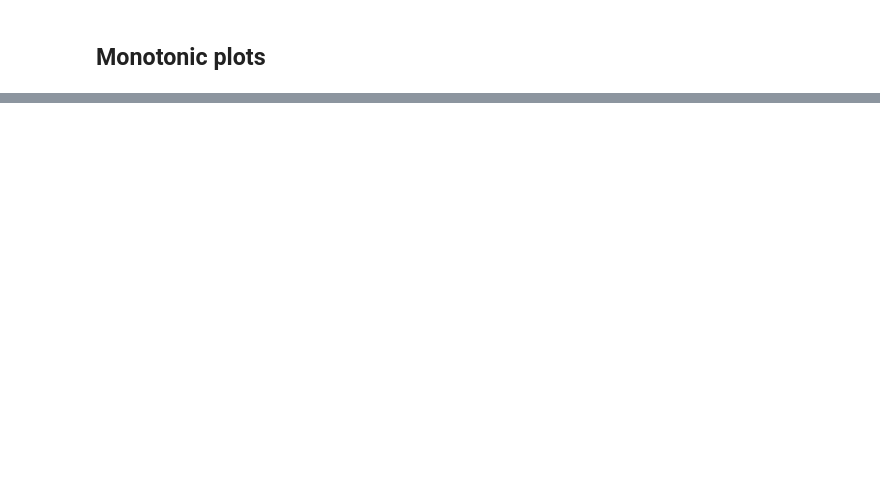
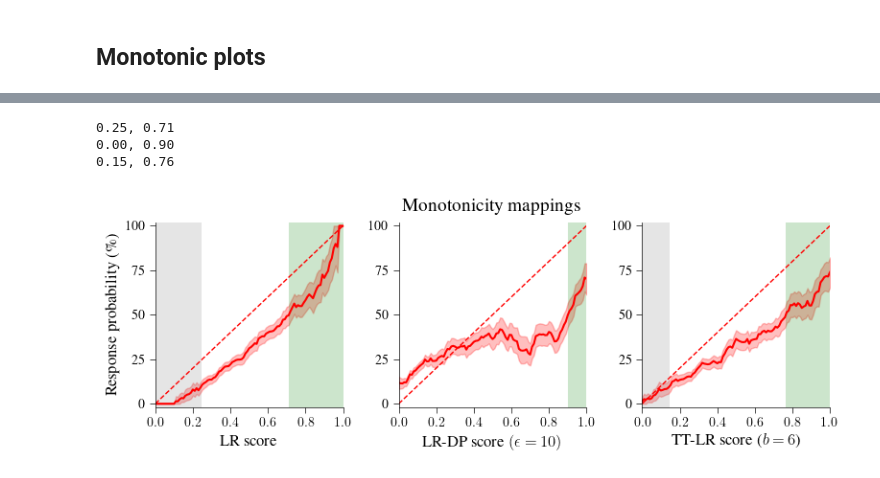
Before and after one commit to joserapa98/tns4loris, a Jupyter notebook: interpretability/interpretability.ipynb, the cells around one changed output, grey strips where cells are left out. Saved outputs shown, nothing was run; the diff lists cells and outputs as text; code cells hidden in the pictures; blank space fills up the shorter version.

```diff
--- a/interpretability/interpretability.ipynb
+++ b/interpretability/interpretability.ipynb
@@ -366,6 +423,10 @@ def lr_van_model(data):
 
 def lr_avg_model(data):
     result = torch.from_numpy(loris_avg.predict_proba(data)).float()
+    return result
+
+def lr_van_dp_model(data):
+    result = torch.from_numpy(loris_van_dp.predict_proba(data)).float()
     return result
 
 def nn_model(data):
@@ -1326,0 +1282,39 @@ plt.show()
+# %%
+fig, ax = plt.subplots(1, 3, figsize=(8, 3.1))
+
+ax[0], x_gray, x_green = response_curve(lr_van_model,
+                                        xt_train,
+                                        yt_train,
+                                        'LR score',
+                                        ax[0])
+print(f'{x_gray:.2f}, {x_green:.2f}')
+
+ax[1], x_gray, x_green = response_curve(lr_van_dp_model,
+                                        xt_train,
+                                        yt_train,
+                                        r'LR-DP score \fontfamily{cmr}\selectfont ($\epsilon=10$)',
+                                        ax[1])
+print(f'{x_gray:.2f}, {x_green:.2f}')
+
+ax[2], x_gray, x_green = response_curve(tt_model,
+                                        xt_train,
+                                        yt_train,
+                                        r'TT-LR score ($b=6$)',
+                                        ax[2])
+print(f'{x_gray:.2f}, {x_green:.2f}')
+
+
+ax[0].set_ylabel('Response probability (\%)')
+
+fig.suptitle('Monotonicity mappings', x=0.525, y=0.91, fontsize=14)
+
+
+plt.tight_layout()
+# plt.savefig(os.path.join(figures_dir, 'monotonicity.pdf'),
+#             bbox_inches='tight')
+plt.show()
+# %% [output]
+0.25, 0.71
+0.00, 0.90
+0.15, 0.76
+[figure, added]
```
Also changed, not shown: parts of 31 cells of this notebook, 3 other files.
